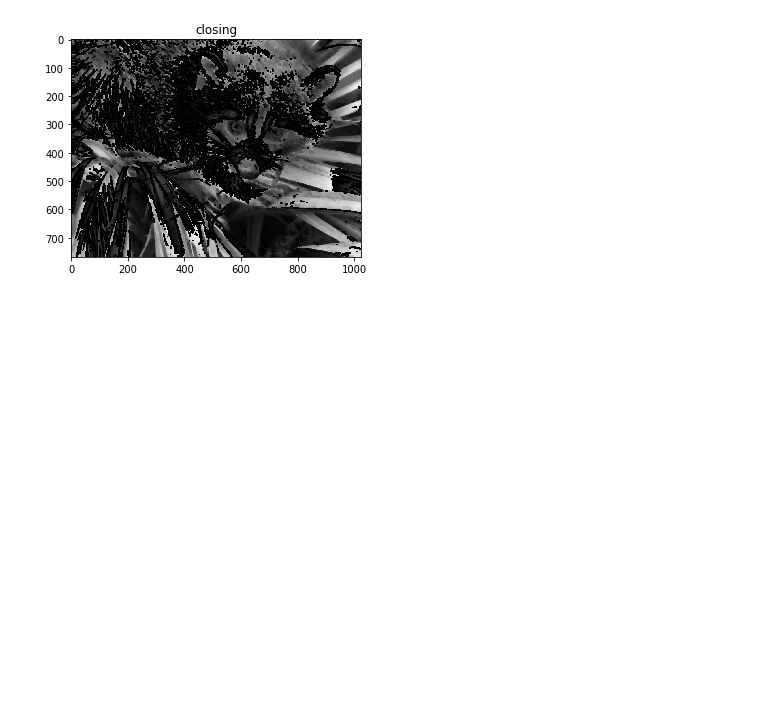
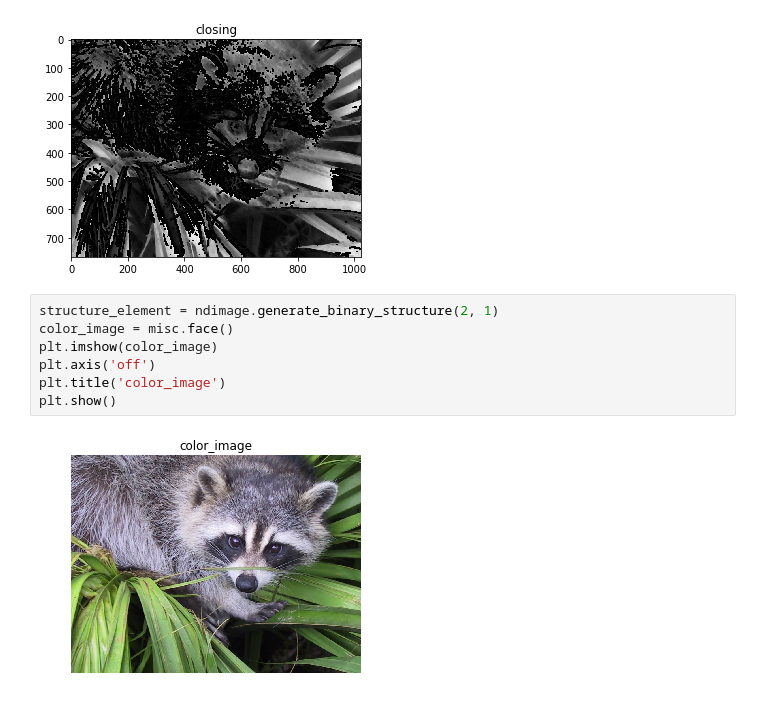
Before and after one commit to Batsila/ADIP, a Jupyter notebook: MorphologicalOperations/morphological_operations.ipynb, the cells around one changed output. Drawn from its saved outputs; the diff is of its cells as text; blank space fills up the shorter version.

Commit message:
Add color morphological operations

```diff
--- a/MorphologicalOperations/morphological_operations.ipynb
+++ b/MorphologicalOperations/morphological_operations.ipynb
@@ -92,3 +93,12 @@ plt.title('closing')
 plt.show()
 # %% [output]
 [figure]
+# %%
+structure_element = ndimage.generate_binary_structure(2, 1)
+color_image = misc.face()
+plt.imshow(color_image)
+plt.axis('off')
+plt.title('color_image')
+plt.show()
+# %% [output]
+[figure, added]
```
Also changed, not shown: parts of 8 cells of this notebook.
